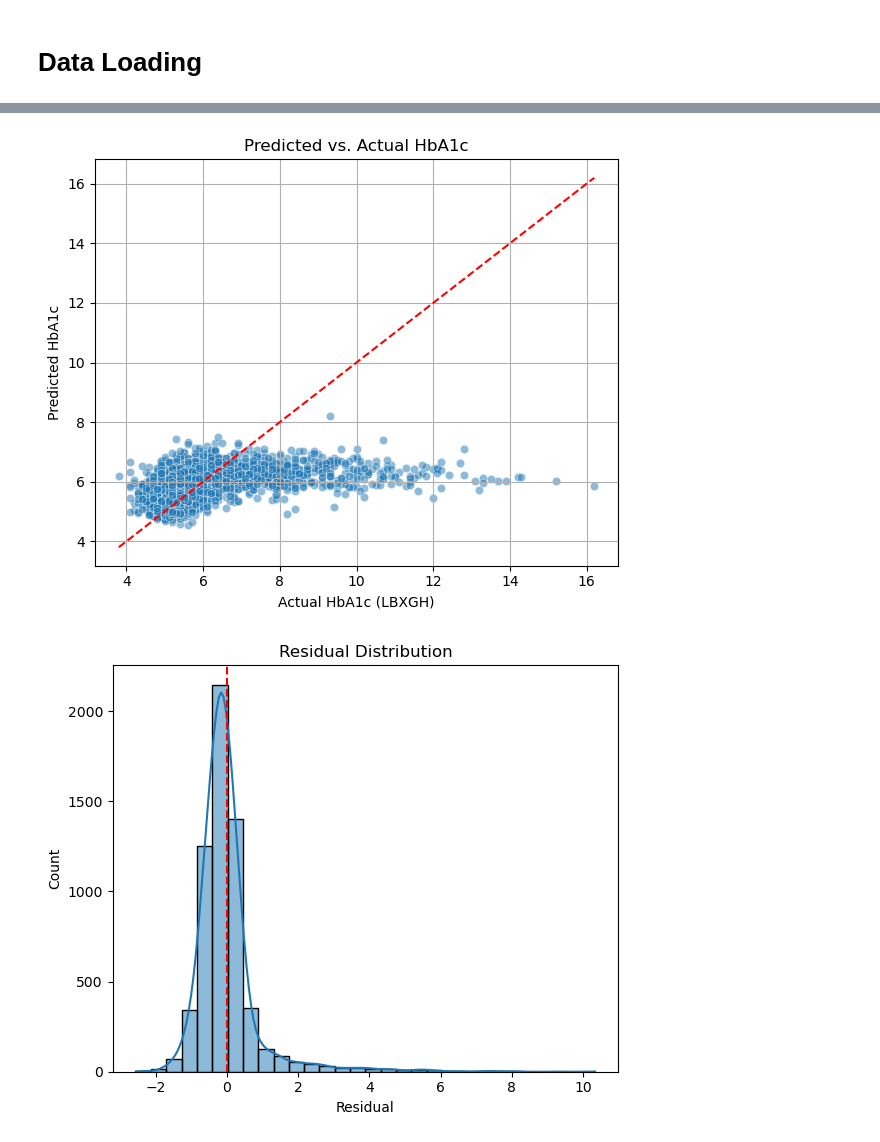
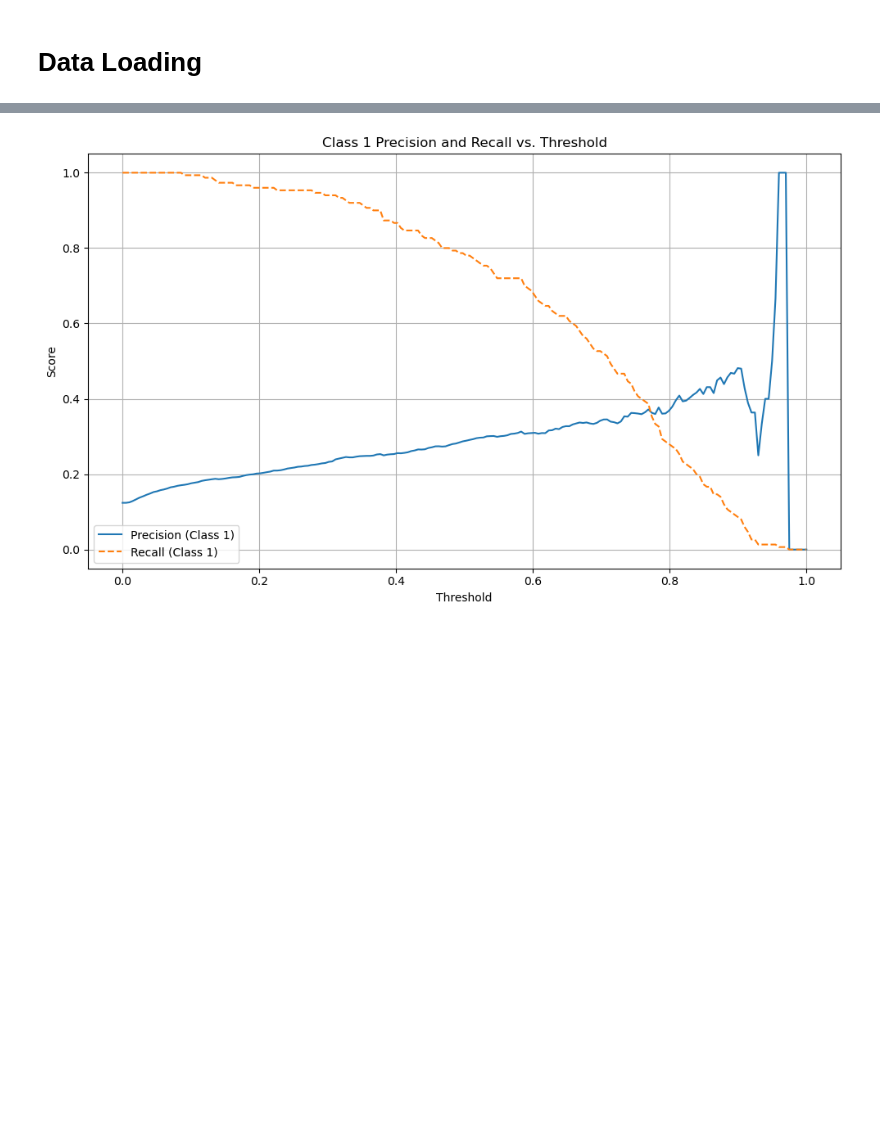
Before and after one commit to AShakhapur/nhanes-diabetes-modeling, a Jupyter notebook: models.ipynb, the cells around one changed output, grey strips where cells are left out. Cells and saved outputs as stored; diff of their text form; code cells hidden in the pictures; blank space fills up the shorter version.

```diff
--- a/models.ipynb
+++ b/models.ipynb
@@ -46 +172,8 @@ Index(['RIDAGEYR', 'INDFMPIR', 'BMXWT', 'BMXHT', 'BMXBMI', 'BMXLEG', 'BMXARML',
+# %%
+# Split data into train and test sets
+
+X = df_encoded.drop(['Diagnosis'], axis=1)
+y = df_encoded['Diagnosis']
+
+X_train, X_test, y_train, y_test = train_test_split(X, y, stratify=y, test_size=0.2, random_state=42)
 # %% [markdown]
@@ -78,43 +196,36 @@ train
 # %%
-import statsmodels.formula.api as smf
-import scipy.stats as stats
-import statsmodels.api as sm
+# Fitting balanced model
+log_model = LogisticRegression(class_weight='balanced', solver='liblinear', C=200, n_jobs=-1)
+log_model.fit(X_train, y_train)
+
+log_y_pred = log_model.predict(X_test)
+log_y_proba = log_model.predict_proba(X_test)[:, 1]
+
+# Classification Reports
+print("Classification Report:\n", classification_report(y_test, log_y_pred))
+print("Accuracy:", accuracy_score(y_test, log_y_pred))
+print("Confusion Matrix:\n", confusion_matrix(y_test, log_y_pred))
+print("ROC AUC Score:", roc_auc_score(y_test, log_y_proba))
 
 
-# 2. Fit linear regression
-reg = sm.OLS(y, X).fit()
+# Plotting precision vs recall over different thresholds
+thresholds = np.linspace(0.0, 1.0, 200)
+precisions = []
+recalls = []
 
-# 3. Get predictions
-y_pred = reg.predict(X)
+for t in thresholds:
+    preds = (log_y_proba >= t).astype(int)
+    precisions.append(precision_score(y_test, preds, pos_label=1, zero_division=0))
+    recalls.append(recall_score(y_test, preds, pos_label=1))
 
-print(reg.summary())
-
-# 5. Plot: Predicted vs Actual
-plt.figure(figsize=(6, 5))
-sns.scatterplot(x=y, y=y_pred, alpha=0.5)
-plt.plot([y.min(), y.max()], [y.min(), y.max()], "r--")
-plt.xlabel("Actual HbA1c (LBXGH)")
-plt.ylabel("Predicted HbA1c")
-plt.title("Predicted vs. Actual HbA1c")
+plt.figure(figsize=(10, 6))
+plt.plot(thresholds, precisions, label='Precision (Class 1)')
+plt.plot(thresholds, recalls, label='Recall (Class 1)', linestyle='--')
+plt.xlabel('Threshold')
+plt.ylabel('Score')
+plt.title('Class 1 Precision and Recall vs. Threshold')
+plt.legend()
 plt.grid(True)
 plt.tight_layout()
 plt.show()
-
-# 6. Plot: Residuals
-residuals = y - y_pred
-plt.figure(figsize=(6, 5))
-sns.histplot(residuals, bins=30, kde=True)
-plt.axvline(0, color="red", linestyle="--")
-plt.xlabel("Residual")
-plt.title("Residual Distribution")
-plt.tight_layout()
-plt.show()
-
-# Q-Q plot
-plt.figure(figsize=(6, 5))
-stats.probplot(residuals, dist="norm", plot=plt)
-plt.title("Q-Q Plot of Residuals")
-plt.grid(True)
-plt.tight_layout()
-plt.show()
 # %% [output]
@@ -138,2 +247 @@ strong multicollinearity problems or that the design matrix is singular.
-[figure, old version]
+[figure, new version]
-[figure, removed]
```
Also changed, not shown: parts of 20 cells of this notebook, 1 other file.
